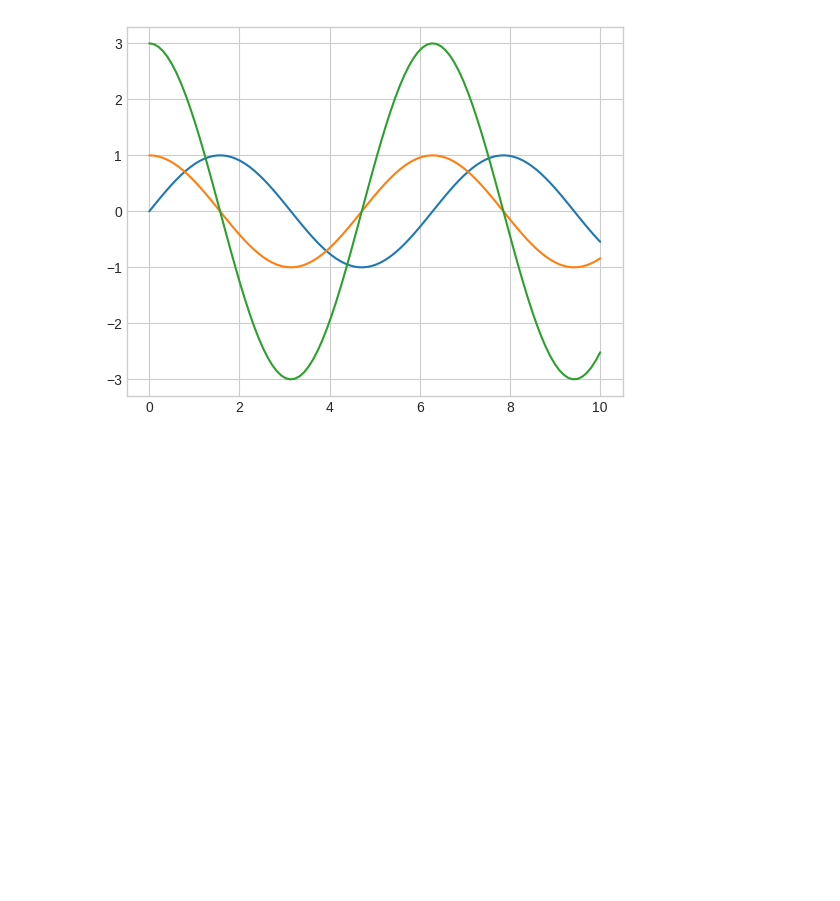
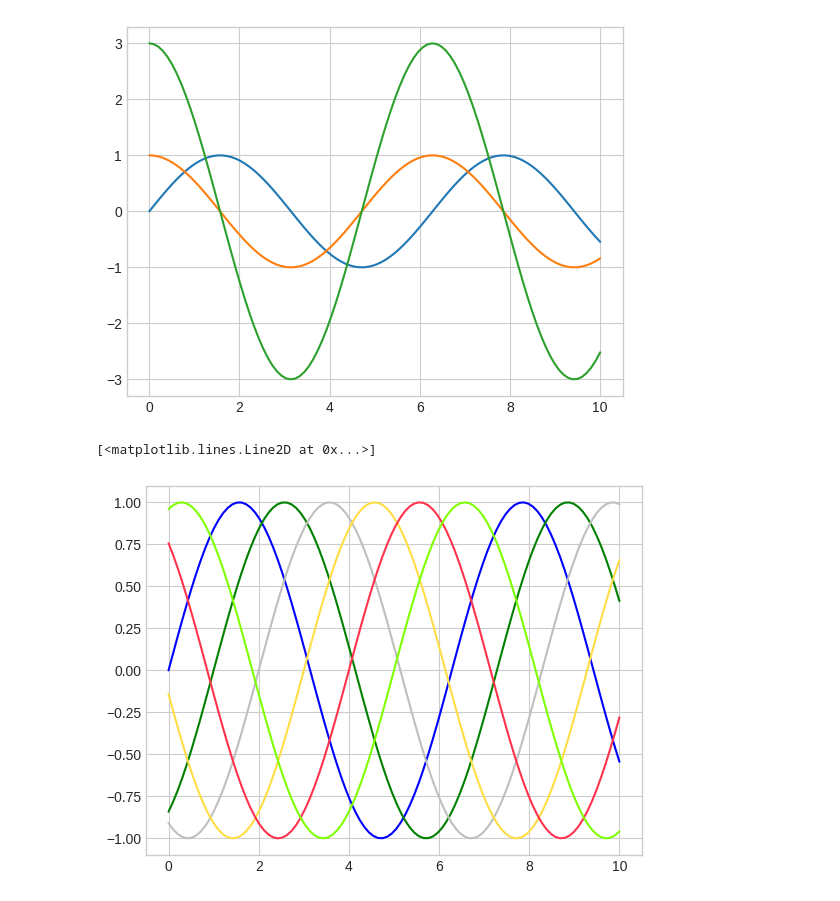
Before and after one commit to rdzjr1997/Handbook_Python_DS, a Jupyter notebook: Matplotlib_Code.ipynb, the cells around one changed output. Drawn from its saved outputs; the diff is of its cells as text; code cells hidden in the pictures; blank space fills up the shorter version.

Commit message:
Add Matplotlib Code

```diff
--- a/Matplotlib_Code.ipynb
+++ b/Matplotlib_Code.ipynb
@@ -82,3 +84,22 @@ ax.plot(x,3*np.cos(x))
 # %% [output]
 [<matplotlib.lines.Line2D at 0x...>]
 [figure]
+# %%
+# Line Colors
+
+plt.style.use('seaborn-whitegrid')
+
+fig = plt.figure()
+ax = plt.axes()
+
+x = np.linspace(0,10,100)
+
+plt.plot(x, np.sin(x - 0), color='blue')        # Color name
+plt.plot(x, np.sin(x - 1), color='g')           # Short color name
+plt.plot(x, np.sin(x - 2), color='0.75')        # Grayscale between 0 and 1
+plt.plot(x, np.sin(x - 3), color='#FFDD44')     # Hex code
+plt.plot(x, np.sin(x - 4), color=(1.0,0.2,0.3)) # RGB tuple
+plt.plot(x, np.sin(x - 5), color='chartreuse')  # all HTML color names supported
+# %% [output]
+[<matplotlib.lines.Line2D at 0x...>]
+[figure, added]
```
Also changed, not shown: parts of 5 cells of this notebook.
